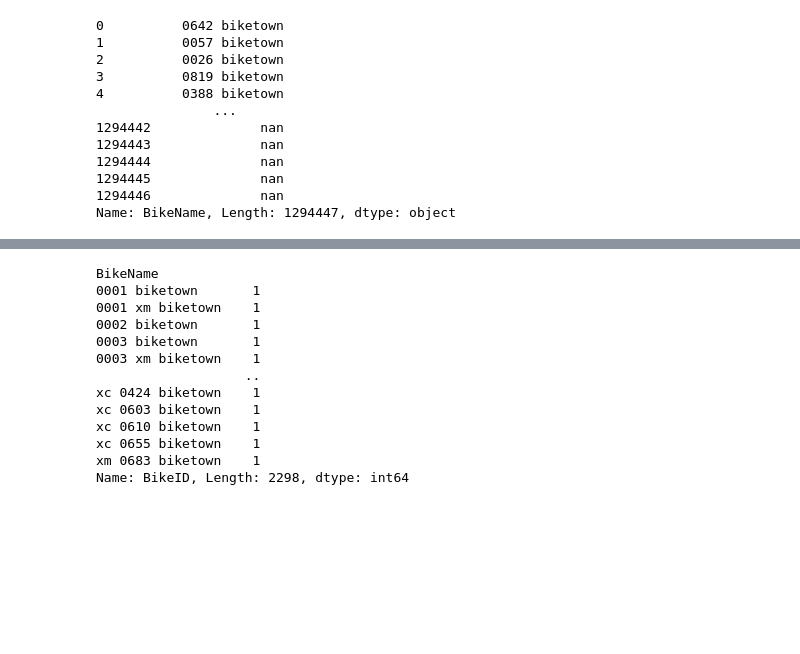
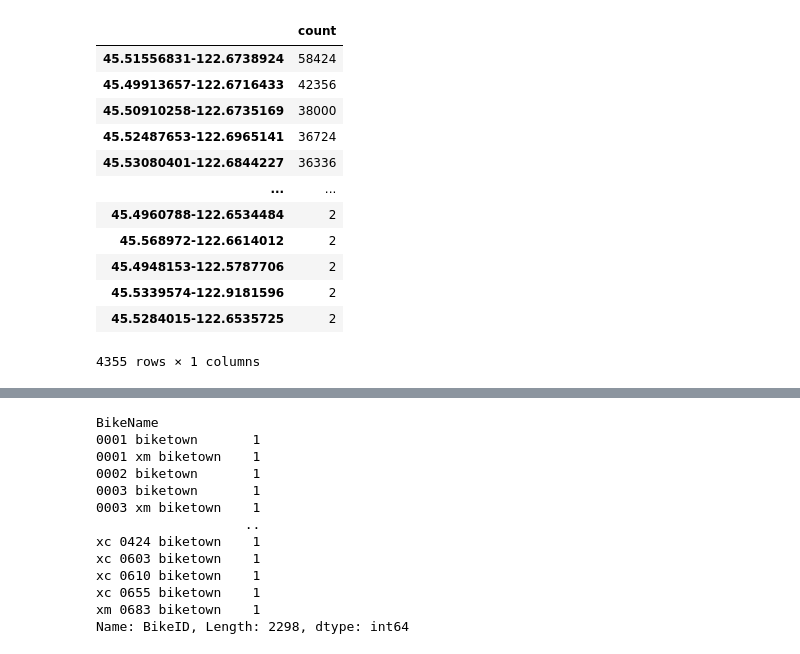
Before and after one commit to jgreene114/INFO4310-HW4, a Jupyter notebook: EDA.ipynb, the cells around one changed output, grey strips where cells are left out. Saved outputs shown, nothing was run; the diff lists cells and outputs as text; code cells hidden in the pictures; blank space fills up the shorter version.

```diff
--- a/EDA.ipynb
+++ b/EDA.ipynb
@@ -80,18 +107,19 @@ AttributeError: Can only use .str accessor with string values!
 # %%
-combined_df['BikeName'].astype(str)
+counts_df
 # %% [output]
+|  | count |
+| 45.51556831-122.6738924 | 58424 |
+| 45.49913657-122.6716433 | 42356 |
+| 45.50910258-122.6735169 | 38000 |
+| 45.52487653-122.6965141 | 36724 |
+| 45.53080401-122.6844227 | 36336 |
+| ... | ... |
+| 45.4960788-122.6534484 | 2 |
+| 45.568972-122.6614012 | 2 |
+| 45.4948153-122.5787706 | 2 |
+| 45.5339574-122.9181596 | 2 |
+| 45.5284015-122.6535725 | 2 |
-0          0642 biketown
-1          0057 biketown
-2          0026 biketown
-3          0819 biketown
-4          0388 biketown
-               ...
-1294442              nan
-1294443              nan
-1294444              nan
-1294445              nan
-1294446              nan
-Name: BikeName, Length: 1294447, dtype: object
+4355 rows × 1 columns
 # %%
 combined_df.groupby(['BikeID','BikeName']).count()
 # %% [output]
```
Also changed, not shown: parts of 16 cells of this notebook, 4 other files.
